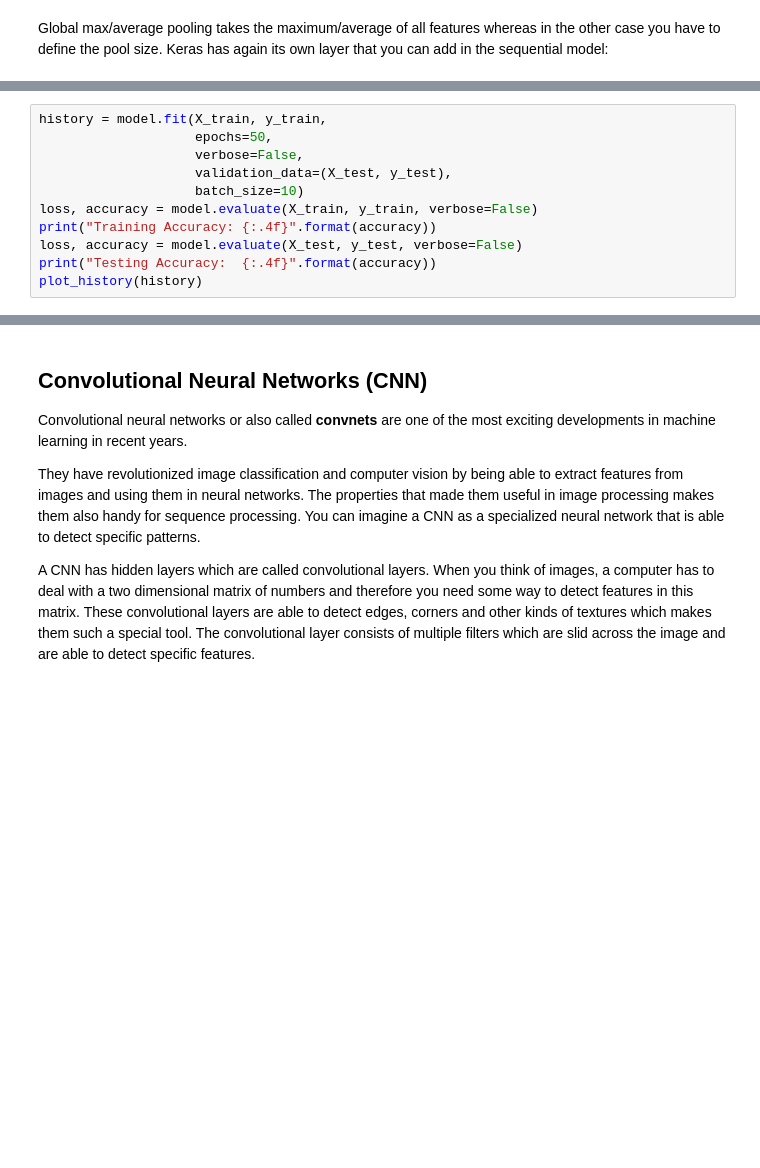
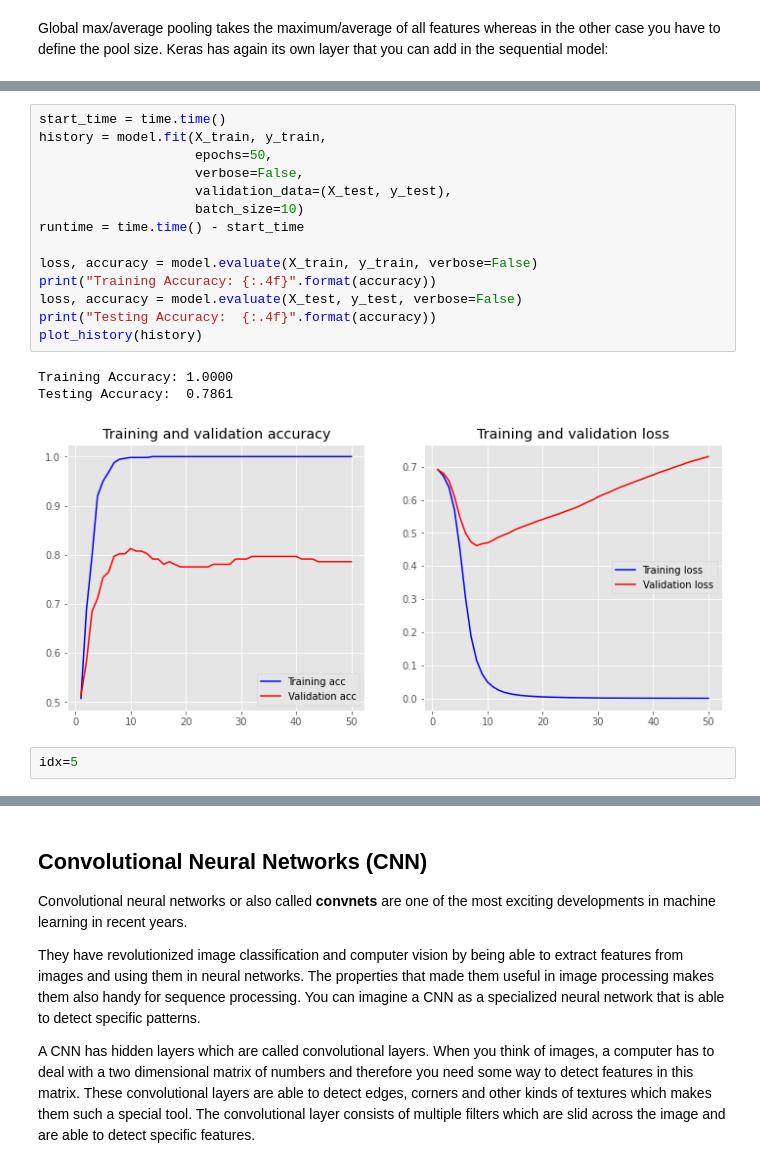
Before and after one commit to ftk1000/colab_demos, a Jupyter notebook: text_classification_with_python_and_keras.ipynb, the cells around one changed output, grey strips where cells are left out. Saved outputs shown, nothing was run; the diff lists cells and outputs as text; blank space fills up the shorter version.

```diff
--- a/text_classification_with_python_and_keras.ipynb
+++ b/text_classification_with_python_and_keras.ipynb
@@ -557,11 +685,20 @@ model.summary()
 # %%
+start_time = time.time()
 history = model.fit(X_train, y_train,
                     epochs=50,
                     verbose=False,
                     validation_data=(X_test, y_test),
                     batch_size=10)
+runtime = time.time() - start_time
+
 loss, accuracy = model.evaluate(X_train, y_train, verbose=False)
 print("Training Accuracy: {:.4f}".format(accuracy))
 loss, accuracy = model.evaluate(X_test, y_test, verbose=False)
 print("Testing Accuracy:  {:.4f}".format(accuracy))
 plot_history(history)
+# %% [output]
+Training Accuracy: 1.0000
+Testing Accuracy:  0.7861
+[figure, added]
+# %%
+idx=5
```
Also changed, not shown: parts of 34 cells of this notebook.
